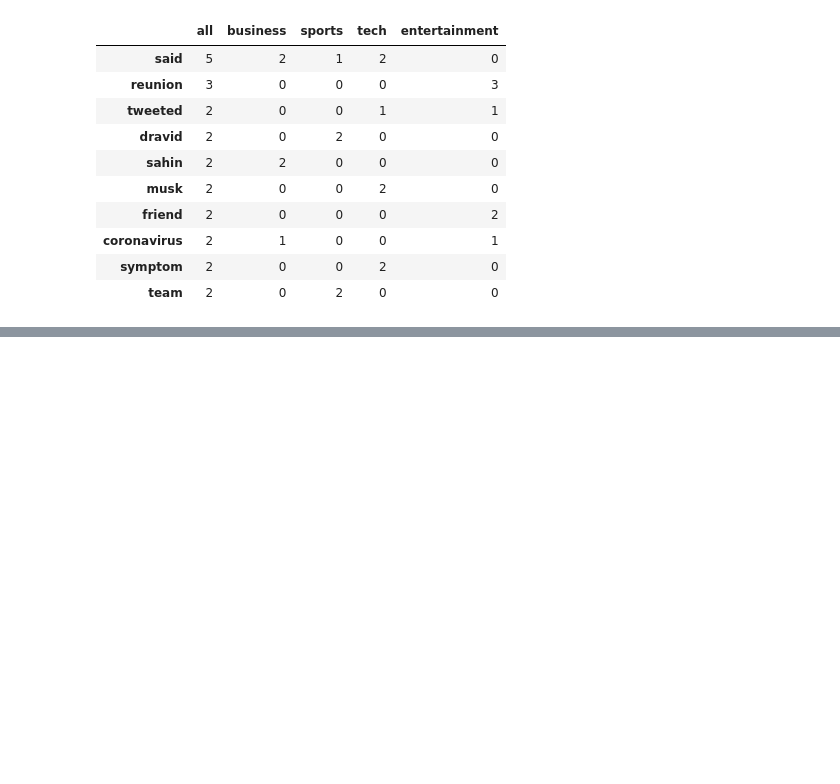
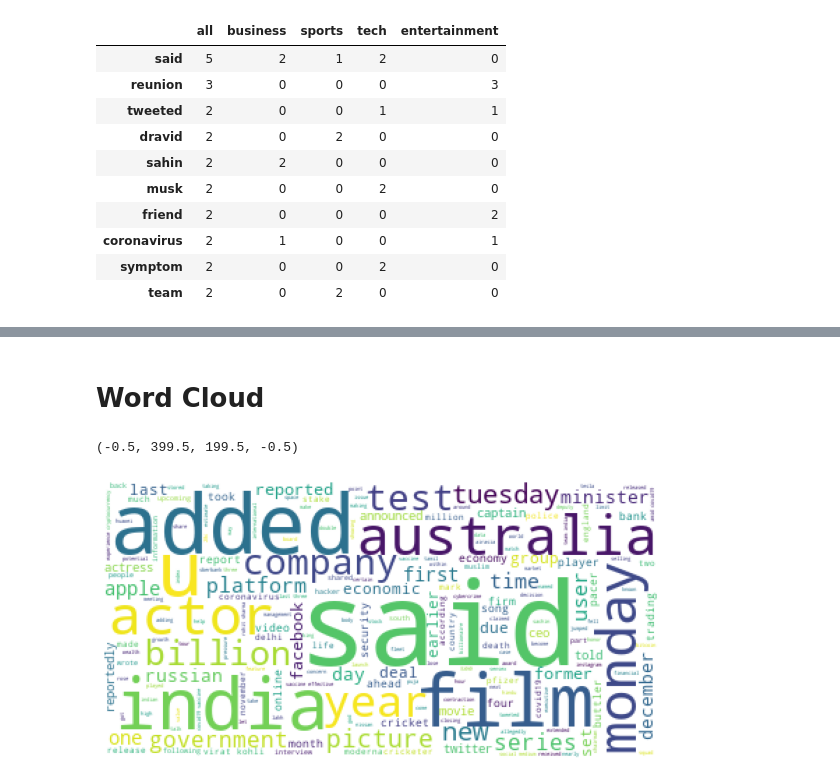
Before and after one commit to matt-c-knight/natural-language-processing-exercises, a Jupyter notebook: explore.ipynb, the cells around one changed output, grey strips where cells are left out. Drawn from its saved outputs; the diff is of its cells as text; code cells hidden in the pictures; blank space fills up the shorter version.

```diff
--- a/explore.ipynb
+++ b/explore.ipynb
@@ -791,3 +791,16 @@ word_counts.sort_values(by='all', ascending=False).head(10)
 | coronavirus | 2 | 1 | 0 | 0 | 1 |
 | symptom | 2 | 0 | 0 | 2 | 0 |
 | team | 2 | 0 | 2 | 0 | 0 |
+# %%
+from bs4 import BeautifulSoup
+from requests import get
+
+def make_soup(url):
+    '''
+    This helper function takes in a url and requests and parses HTML
+    returning a soup object.
+    '''
+    headers = {'User-Agent': 'Codeup Data Science'}
+    response = get(url, headers=headers)
+    soup = BeautifulSoup(response.text, 'html.parser')
+    return soup
@@ -793,0 +945,15 @@ word_counts.sort_values(by='all', ascending=False).head(10)
+# %% [markdown]
+# Word Cloud
+# %%
+
+sentence = " ".join(all_words)
+plt.figure(figsize=(10, 8))
+
+img = WordCloud(background_color='white').generate(sentence)
+# WordCloud() produces an image object, which can be displayed with plt.imshow
+plt.imshow(img)
+# axis aren't very useful for a word cloud
+plt.axis('off')
+# %% [output]
+(-0.5, 399.5, 199.5, -0.5)
+[figure, added]
```
Also changed, not shown: parts of 10 cells of this notebook.
